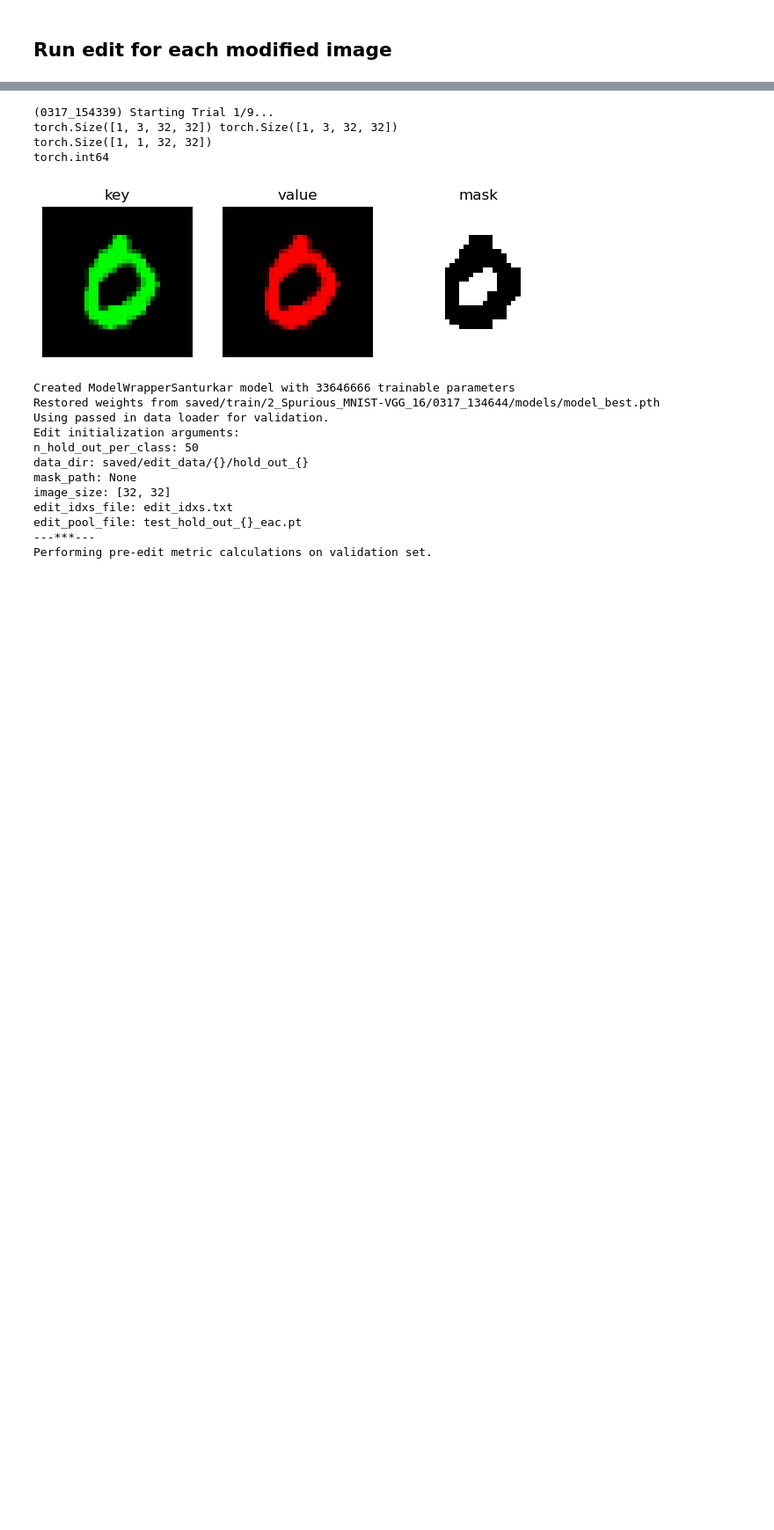
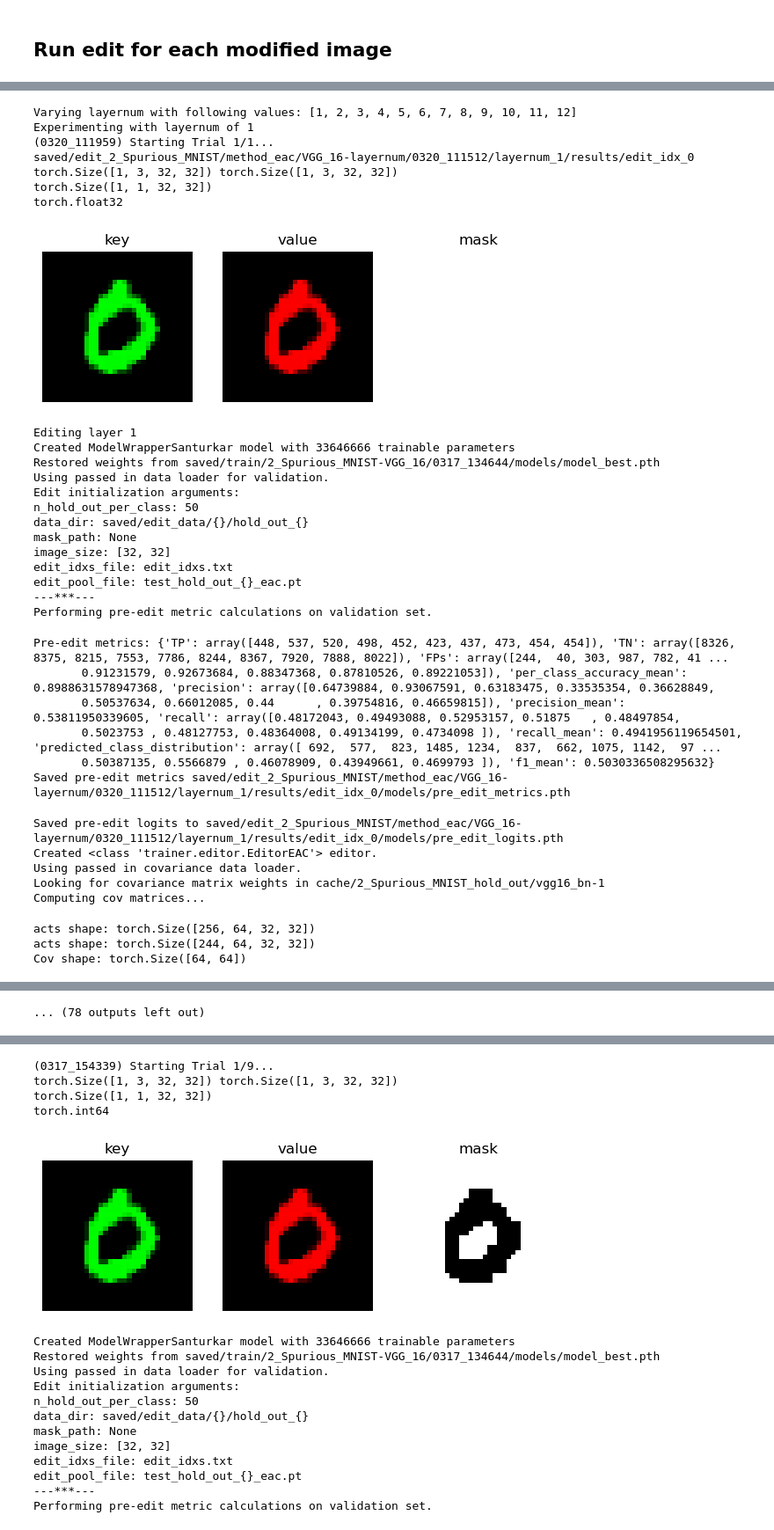
Before and after one commit to allisonchen23/model-editing, a Jupyter notebook: edit_MNIST.ipynb, the cells around one changed output, grey strips where cells are left out. Shown at 88% size. Cells and saved outputs as stored; diff of their text form; code cells hidden in the pictures; blank space fills up the shorter version.

Commit message:
have capability to edit with MNIST data

```diff
--- a/edit_MNIST.ipynb
+++ b/edit_MNIST.ipynb
@@ -113,7 +112,7 @@ print(edit_idxs)
 # %%
 # Given edit keys and values and list of idxs, return tensor of the images we want
 
-def get_edit_data(edit_image_pool, idxs):
+def get_edit_pool(edit_image_pool, idxs):
     '''
 
     Arg(s):
@@ -139,6 +138,6 @@ edit_pool = torch.load(edit_pool_path)
 edit_data = []
 
 for edit_i in edit_idxs:
-    edit_data.append(get_edit_data(edit_image_pool=edit_pool, idxs=edit_i))
+    edit_data.append(get_edit_pool(edit_image_pool=edit_pool, idxs=edit_i))
 print(len(edit_data))
 # %% [output]
@@ -481,0 +529,24 @@ def edit_MNIST(config,
+# %%
+def run_experiments(iv_name: str,
+                    iv_values: list,
+                    edit_data: list,
+                    progress_report_path: str,
+                    trial_paths_path: str,
+                    timestamp: str,
+                    config_dict: dict,
+                    debug=True):
+
+    assert iv_name in config_dict.keys()
+    n_experiments = len(iv_values)
+    for iv_idx, iv_value in enumerate(iv_values):
+        config_dict[iv_name] = iv_value
+        informal_log("Experimenting with {} of {}".format(iv_name, iv_value), progress_report_path)
+
+        run_id_prefix = os.path.join(timestamp, '{}_{}'.format(iv_name, iv_value))
+        run_trials(
+            edit_data=edit_data,
+            progress_report_path=progress_report_path,
+            trial_paths_path=trial_paths_path,
+            config_dict=config_dict,
+            run_id_prefix=run_id_prefix,
+            debug=debug)
@@ -481,0 +555,50 @@ def edit_MNIST(config,
+# %%
+iv_name = 'layernum'
+iv_values = [i for i in range(1, 13)]
+print("Varying {} with following values: {}".format(iv_name, iv_values))
+
+run_experiments(
+    iv_name=iv_name,
+    iv_values=iv_values,
+    edit_data=edit_data,
+    progress_report_path=progress_report_path,
+    trial_paths_path=trial_paths_path,
+    timestamp=timestamp,
+    config_dict=config_dict,
+    debug=True)
+# %% [output]
+Varying layernum with following values: [1, 2, 3, 4, 5, 6, 7, 8, 9, 10, 11, 12]
+Experimenting with layernum of 1
+(0320_111959) Starting Trial 1/1...
+saved/edit_2_Spurious_MNIST/method_eac/VGG_16-layernum/0320_111512/layernum_1/results/edit_idx_0
+torch.Size([1, 3, 32, 32]) torch.Size([1, 3, 32, 32])
+torch.Size([1, 1, 32, 32])
+torch.float32
+[figure, added]
+Editing layer 1
+Created ModelWrapperSanturkar model with 33646666 trainable parameters
+Restored weights from saved/train/2_Spurious_MNIST-VGG_16/0317_134644/models/model_best.pth
+Using passed in data loader for validation.
+Edit initialization arguments:
+n_hold_out_per_class: 50
+data_dir: saved/edit_data/{}/hold_out_{}
+mask_path: None
+image_size: [32, 32]
+edit_idxs_file: edit_idxs.txt
+edit_pool_file: test_hold_out_{}_eac.pt
+---***---
+Performing pre-edit metric calculations on validation set.
+Pre-edit metrics: {'TP': array([448, 537, 520, 498, 452, 423, 437, 473, 454, 454]), 'TN': array([8326, 8375, 8215, 7553, 7786, 8244, 8367, 7920, 7888, 8022]), 'FPs': array([244,  40, 303, 987, 782, 41 ...
+       0.91231579, 0.92673684, 0.88347368, 0.87810526, 0.89221053]), 'per_class_accuracy_mean': 0.8988631578947368, 'precision': array([0.64739884, 0.93067591, 0.63183475, 0.33535354, 0.36628849,
+       0.50537634, 0.66012085, 0.44      , 0.39754816, 0.46659815]), 'precision_mean': 0.53811950339605, 'recall': array([0.48172043, 0.49493088, 0.52953157, 0.51875   , 0.48497854,
+       0.5023753 , 0.48127753, 0.48364008, 0.49134199, 0.4734098 ]), 'recall_mean': 0.4941956119654501, 'predicted_class_distribution': array([ 692,  577,  823, 1485, 1234,  837,  662, 1075, 1142,  97 ...
+       0.50387135, 0.5566879 , 0.46078909, 0.43949661, 0.4699793 ]), 'f1_mean': 0.5030336508295632}
+Saved pre-edit metrics saved/edit_2_Spurious_MNIST/method_eac/VGG_16-layernum/0320_111512/layernum_1/results/edit_idx_0/models/pre_edit_metrics.pth
+Saved pre-edit logits to saved/edit_2_Spurious_MNIST/method_eac/VGG_16-layernum/0320_111512/layernum_1/results/edit_idx_0/models/pre_edit_logits.pth
+Created <class 'trainer.editor.EditorEAC'> editor.
+Using passed in covariance data loader.
+Looking for covariance matrix weights in cache/2_Spurious_MNIST_hold_out/vgg16_bn-1
+Computing cov matrices...
+acts shape: torch.Size([256, 64, 32, 32])
+acts shape: torch.Size([244, 64, 32, 32])
+Cov shape: torch.Size([64, 64])
@@ -481,0 +642 @@ def edit_MNIST(config,
+... (78 outputs left out)
```
Also changed, not shown: parts of 16 cells of this notebook, 4 other files.
